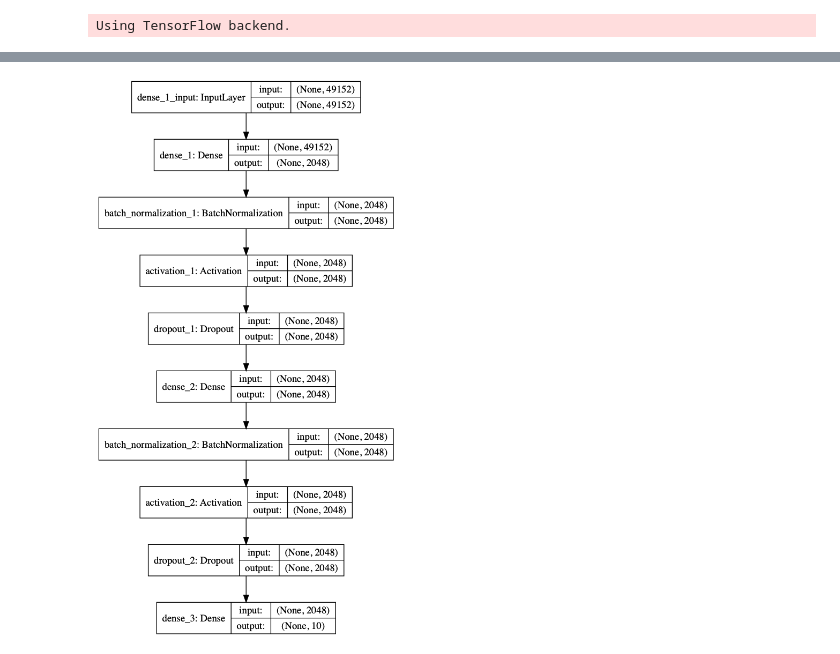
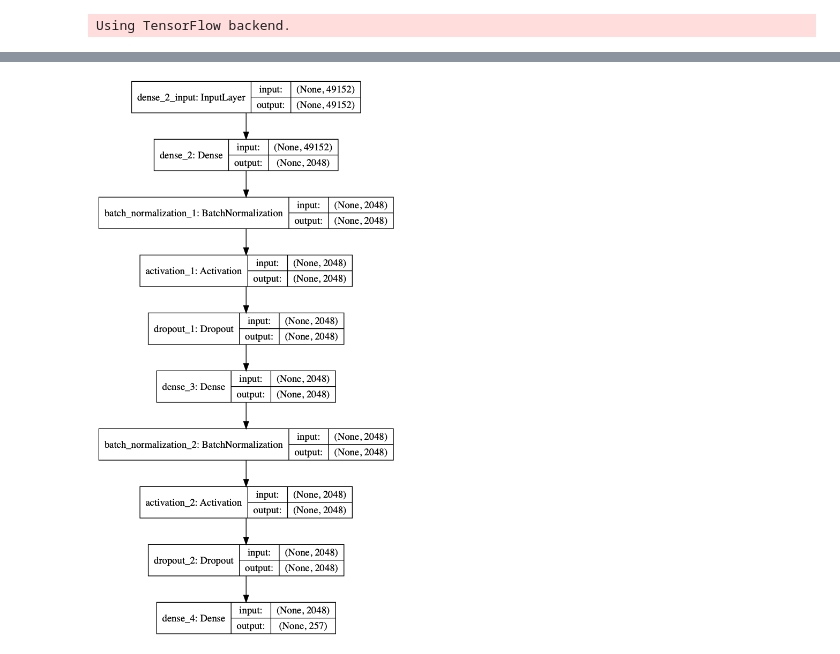
Before and after one commit to nasifimtiazohi/Caltech256-project, a Jupyter notebook: ANN.ipynb, the cells around one changed output, grey strips where cells are left out. Saved outputs shown, nothing was run; the diff lists cells and outputs as text; code cells hidden in the pictures.

```diff
--- a/ANN.ipynb
+++ b/ANN.ipynb
@@ -140,9 +122,9 @@ def DenseNetwork(X_train,y_train,input_dim,output_classes,
     model.compile(Adam(lr=learning_rate),loss=loss,metrics=metrics)
 
     #fit=model.fit(X_train, y_train, batch_size=batch_size, epochs=epochs, verbose=1,
-                  validation_data=(X_test.reshape(X_test.shape[0],-1),y_test), callbacks=[csv_logger])
+                  #validation_data=(X_test.reshape(X_test.shape[0],-1),y_test), callbacks=[csv_logger])
 
-    return model, fit
+    return model
 # %%
 def validation_plots(history, prefix):
     training_loss = history['loss']
@@ -181,8 +157,36 @@ validation_plots(dense_fit.history,"ANN")
 print(dense_model.evaluate(X_test.reshape(X_test.shape[0],-1),y_test))
 # %%
 dense_model.summary()
+# %%
+def DenseNetwork(input_dim=(128*128*3),output_classes=257,
+                 hidden_layer=2,units=[2048,2048], kernel_initializer='RandomNormal',
+                 hidden_layer_activation='relu',output_layer_activation='softmax',
+                 loss='categorical_crossentropy',metrics=['accuracy'],learning_rate=.1,
+                 dropout=.5,batch_size=32,epochs=2):
+
+    csv_logger = CSVLogger('./Caltech256ANN.csv', append=False, separator=',')
+
+    #flatten the images first for dense network
+    #X_train=X_train.reshape(X_train.shape[0],-1)
+
+    model= Sequential()
+
+    for i in range(0,hidden_layer):
+        model.add(Dense(units=units[0],kernel_initializer=kernel_initializer,input_dim=input_dim))
+        model.add(BatchNormalization())
+        model.add(Activation(hidden_layer_activation))
+        model.add(Dropout(dropout))
+
+
+    model.add(Dense(output_classes,kernel_initializer=kernel_initializer,activation=output_layer_activation))
+    model.compile(Adam(lr=learning_rate),loss=loss,metrics=metrics)
+
+    #fit=model.fit(X_train, y_train, batch_size=batch_size, epochs=epochs, verbose=1,
+                  #validation_data=(X_test.reshape(X_test.shape[0],-1),y_test), callbacks=[csv_logger])
+
+    return model
 # %%
 from keras.utils.vis_utils import plot_model
-plot_model(dense_model, to_file='dense_model_plot.png', show_shapes=True, show_layer_names=True)
+plot_model(DenseNetwork(), to_file='dense_model_plot.png', show_shapes=True, show_layer_names=True)
 # %% [output]
-[figure, old version]
+[figure, new version]
```
Also changed, not shown: parts of 2 cells of this notebook, 2 other files.
